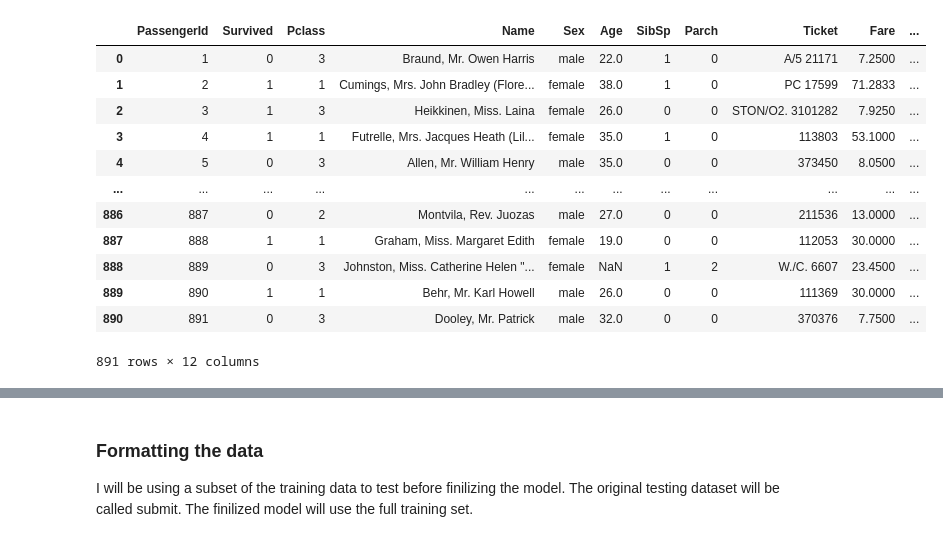
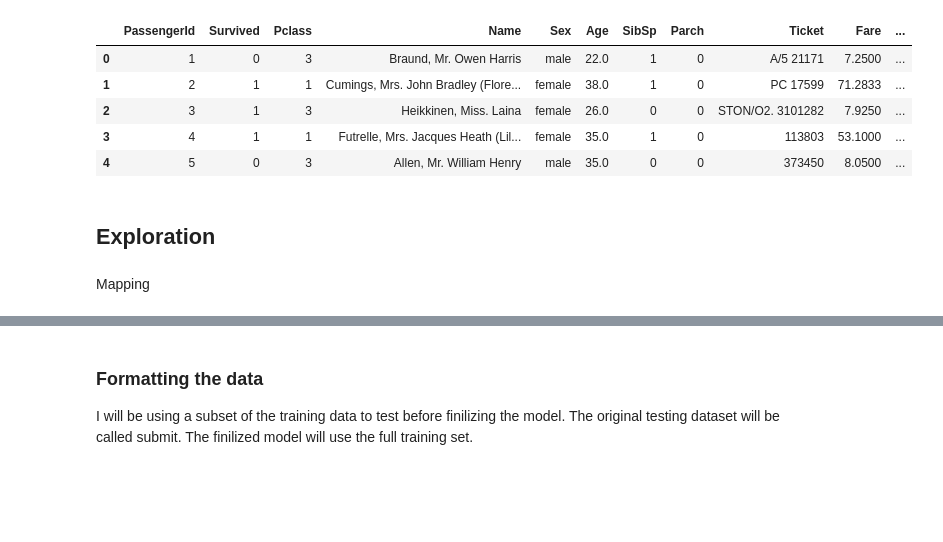
Before and after one commit to cluffa/titanic, a Jupyter notebook: titanic.ipynb, the cells around one changed output, grey strips where cells are left out. Saved outputs shown, nothing was run; the diff lists cells and outputs as text; code cells hidden in the pictures; blank space fills up the shorter version.

```diff
--- a/titanic.ipynb
+++ b/titanic.ipynb
@@ -43,19 +43,22 @@ Child = daughter, son, stepdaughter, stepson
 Some children travelled only with a nanny, therefore parch=0 for them.
 # %%
 import pandas as pd
+pd.plotting.register_matplotlib_converters()
 import numpy as np
-pd.read_csv('./train.csv')
+import matplotlib.pyplot as plt
+%matplotlib inline
+import seaborn as sns
+
+data = pd.read_csv('./train.csv')
+data.head()
 # %% [output]
 |  | PassengerId | Survived | Pclass | Name | Sex | Age | SibSp | Parch | Ticket | Fare | ... |
 | 0 | 1 | 0 | 3 | Braund, Mr. Owen Harris | male | 22.0 | 1 | 0 | A/5 21171 | 7.2500 | ... |
 | 1 | 2 | 1 | 1 | Cumings, Mrs. John Bradley (Flore... | female | 38.0 | 1 | 0 | PC 17599 | 71.2833 | ... |
 | 2 | 3 | 1 | 3 | Heikkinen, Miss. Laina | female | 26.0 | 0 | 0 | STON/O2. 3101282 | 7.9250 | ... |
 | 3 | 4 | 1 | 1 | Futrelle, Mrs. Jacques Heath (Lil... | female | 35.0 | 1 | 0 | 113803 | 53.1000 | ... |
 | 4 | 5 | 0 | 3 | Allen, Mr. William Henry | male | 35.0 | 0 | 0 | 373450 | 8.0500 | ... |
-| ... | ... | ... | ... | ... | ... | ... | ... | ... | ... | ... | ... |
-| 886 | 887 | 0 | 2 | Montvila, Rev. Juozas | male | 27.0 | 0 | 0 | 211536 | 13.0000 | ... |
-| 887 | 888 | 1 | 1 | Graham, Miss. Margaret Edith | female | 19.0 | 0 | 0 | 112053 | 30.0000 | ... |
-| 888 | 889 | 0 | 3 | Johnston, Miss. Catherine Helen "... | female | NaN | 1 | 2 | W./C. 6607 | 23.4500 | ... |
-| 889 | 890 | 1 | 1 | Behr, Mr. Karl Howell | male | 26.0 | 0 | 0 | 111369 | 30.0000 | ... |
-| 890 | 891 | 0 | 3 | Dooley, Mr. Patrick | male | 32.0 | 0 | 0 | 370376 | 7.7500 | ... |
-891 rows × 12 columns
+# %% [markdown]
+## Exploration
+# %% [markdown]
+Mapping
```
Also changed, not shown: parts of 5 cells of this notebook.
